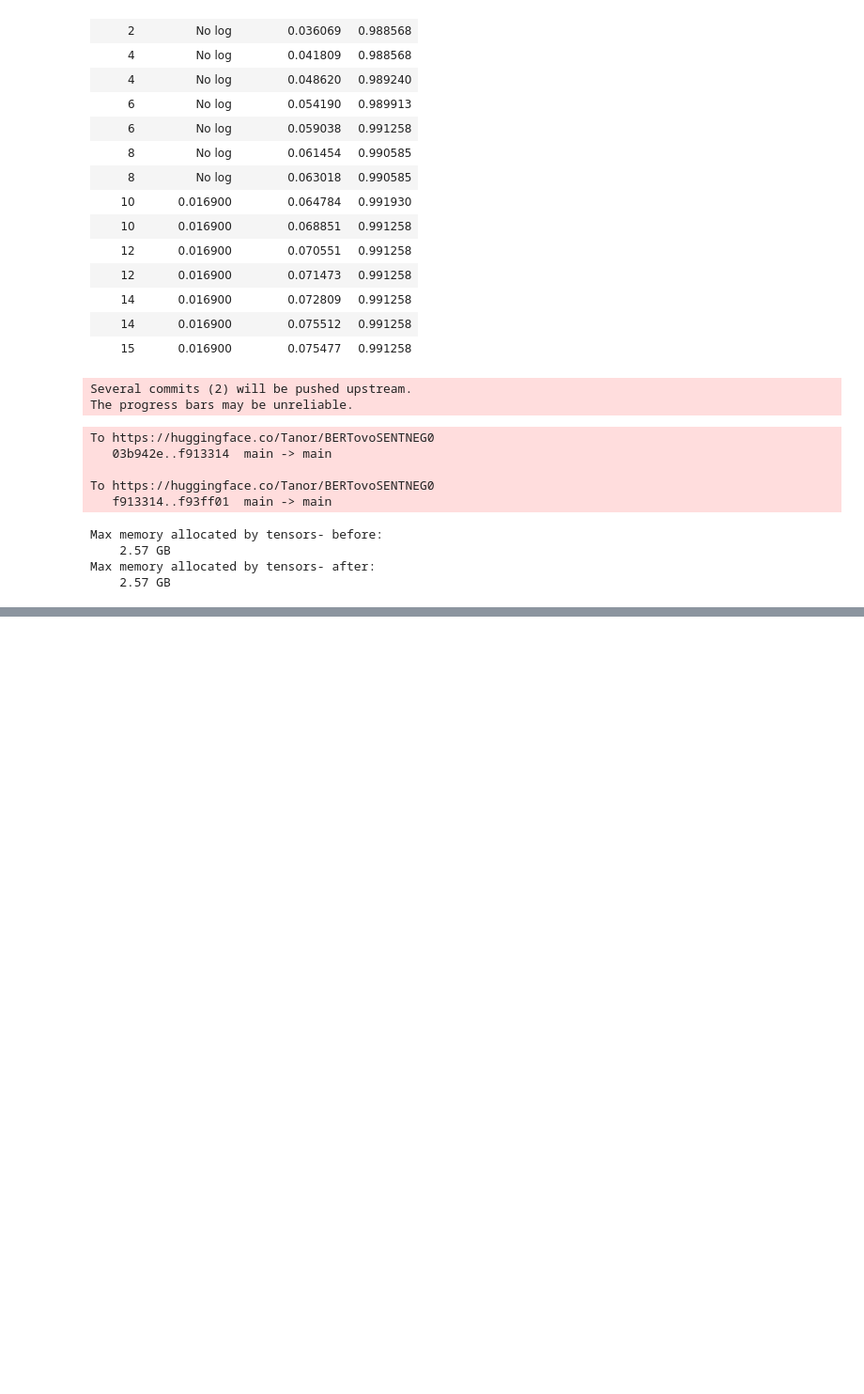
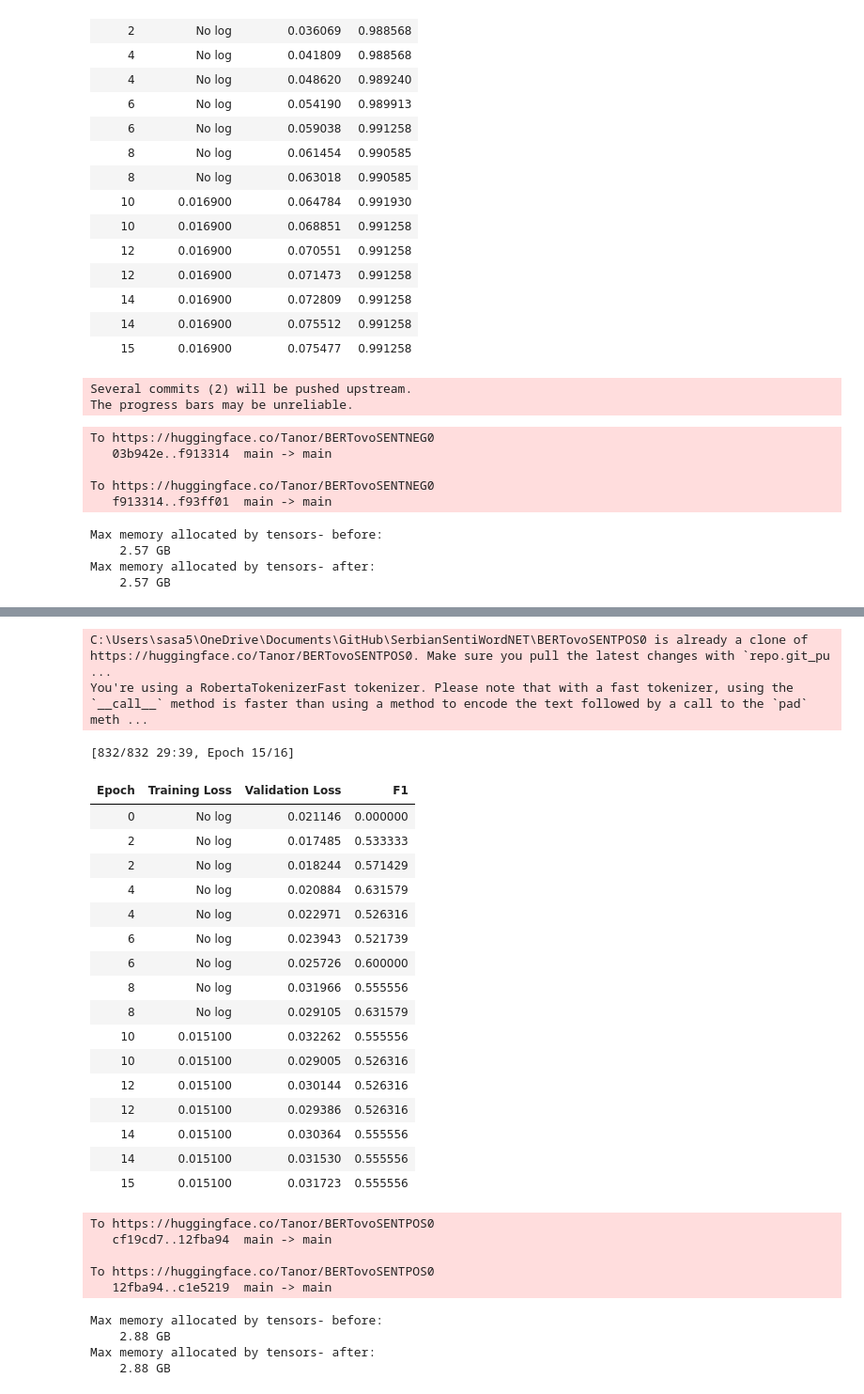
Before and after one commit to Petlinkar/SerbianSentiWordNET, a Jupyter notebook: Training run for BERT.ipynb, the cells around one changed output, grey strips where cells are left out. Shown at 94% size. Drawn from its saved outputs; the diff is of its cells as text; code cells hidden in the pictures; blank space fills up the shorter version.

```diff
--- a/Training run for BERT.ipynb
+++ b/Training run for BERT.ipynb
@@ -166,0 +336,32 @@ trainBERTic.test_model(0, "NEG")
+# %%
+trainBERTovo.train_model(0, "POS", eval="f1")
+# %% [output]
+C:\Users\sasa5\OneDrive\Documents\GitHub\SerbianSentiWordNET\BERTovoSENTPOS0 is already a clone of https://huggingface.co/Tanor/BERTovoSENTPOS0. Make sure you pull the latest changes with `repo.git_pu ...
+You're using a RobertaTokenizerFast tokenizer. Please note that with a fast tokenizer, using the `__call__` method is faster than using a method to encode the text followed by a call to the `pad` meth ...
+[832/832 29:39, Epoch 15/16]
+| Epoch | Training Loss | Validation Loss | F1 |
+| 0 | No log | 0.021146 | 0.000000 |
+| 2 | No log | 0.017485 | 0.533333 |
+| 2 | No log | 0.018244 | 0.571429 |
+| 4 | No log | 0.020884 | 0.631579 |
+| 4 | No log | 0.022971 | 0.526316 |
+| 6 | No log | 0.023943 | 0.521739 |
+| 6 | No log | 0.025726 | 0.600000 |
+| 8 | No log | 0.031966 | 0.555556 |
+| 8 | No log | 0.029105 | 0.631579 |
+| 10 | 0.015100 | 0.032262 | 0.555556 |
+| 10 | 0.015100 | 0.029005 | 0.526316 |
+| 12 | 0.015100 | 0.030144 | 0.526316 |
+| 12 | 0.015100 | 0.029386 | 0.526316 |
+| 14 | 0.015100 | 0.030364 | 0.555556 |
+| 14 | 0.015100 | 0.031530 | 0.555556 |
+| 15 | 0.015100 | 0.031723 | 0.555556 |
+To https://huggingface.co/Tanor/BERTovoSENTPOS0
+   cf19cd7..12fba94  main -> main
+
+To https://huggingface.co/Tanor/BERTovoSENTPOS0
+   12fba94..c1e5219  main -> main
+Max memory allocated by tensors- before:
+    2.88 GB
+Max memory allocated by tensors- after:
+    2.88 GB
```
Also changed, not shown: parts of 17 cells of this notebook, 14 other files.
